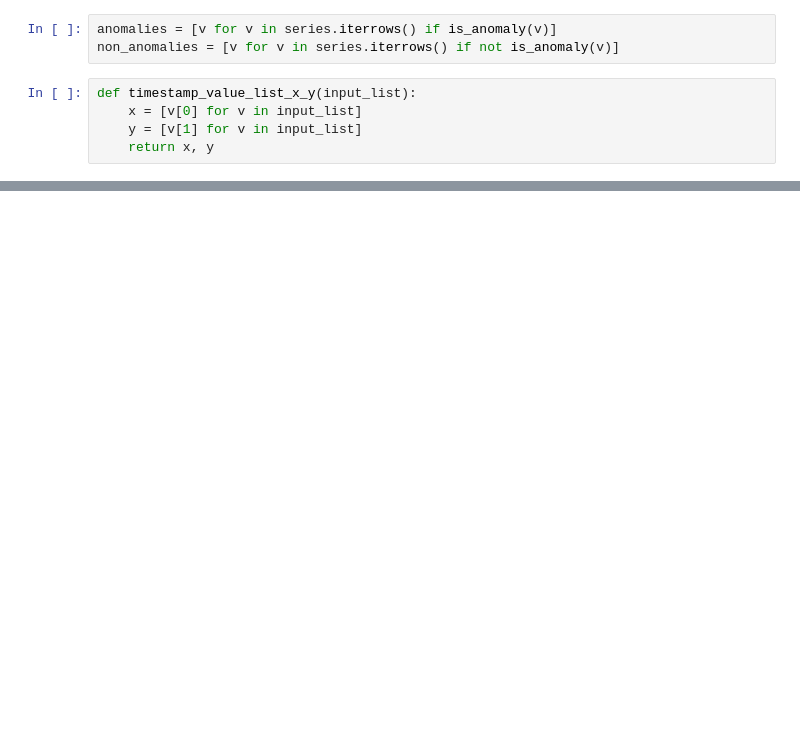
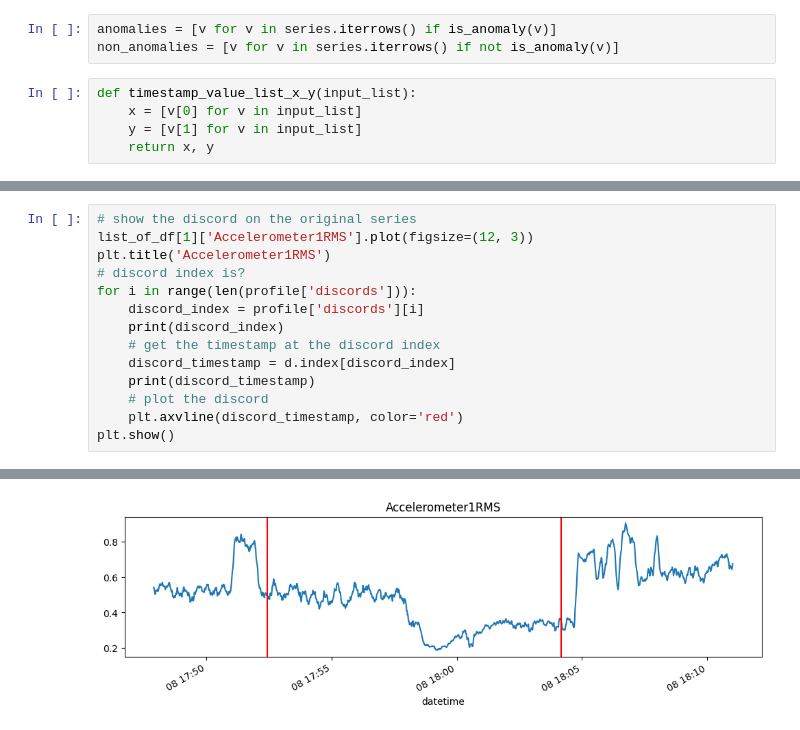
Before and after one commit to ExtraE113/CS365, a Jupyter notebook: model_and_threshold_outlier_detection.ipynb, the cells around one changed output, grey strips where cells are left out. Saved outputs shown, nothing was run; the diff lists cells and outputs as text; blank space fills up the shorter version.

```diff
--- a/model_and_threshold_outlier_detection.ipynb
+++ b/model_and_threshold_outlier_detection.ipynb
@@ -140,0 +292,15 @@ plt.legend(fontsize=22)
+# %%
+# show the discord on the original series
+list_of_df[1]['Accelerometer1RMS'].plot(figsize=(12, 3))
+plt.title('Accelerometer1RMS')
+# discord index is?
+for i in range(len(profile['discords'])):
+	discord_index = profile['discords'][i]
+	print(discord_index)
+	# get the timestamp at the discord index
+	discord_timestamp = d.index[discord_index]
+	print(discord_timestamp)
+	# plot the discord
+	plt.axvline(discord_timestamp, color='red')
+plt.show()
+# %% [output]
@@ -140,0 +311 @@ plt.legend(fontsize=22)
+[figure, added]
```
Also changed, not shown: parts of 24 cells of this notebook, 6 other files.
